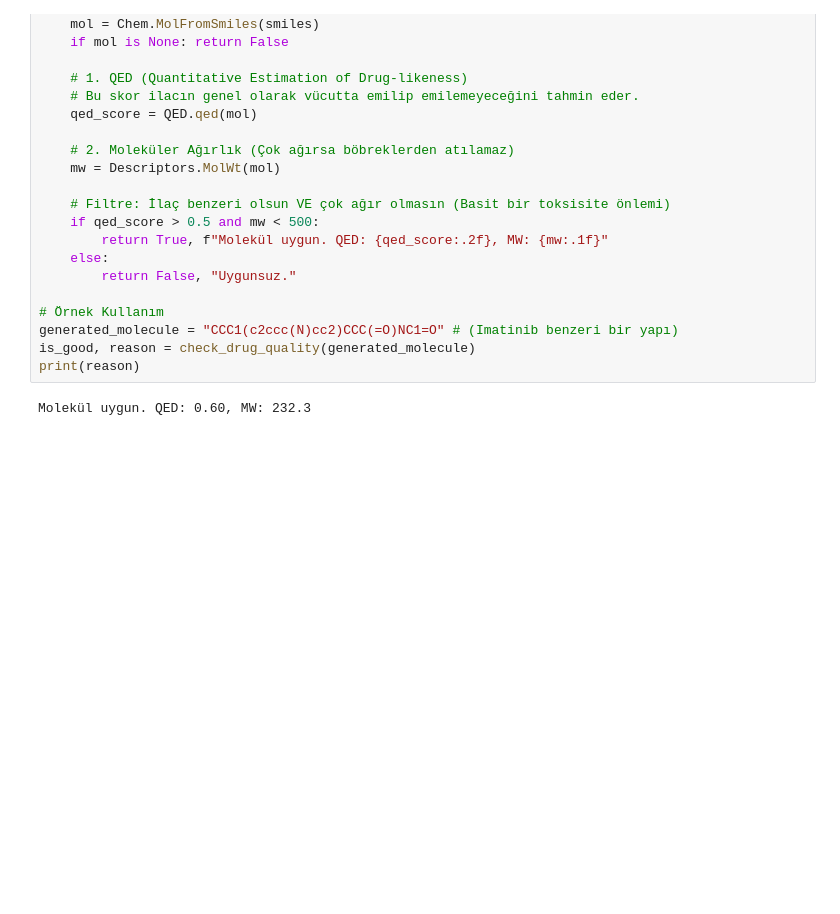
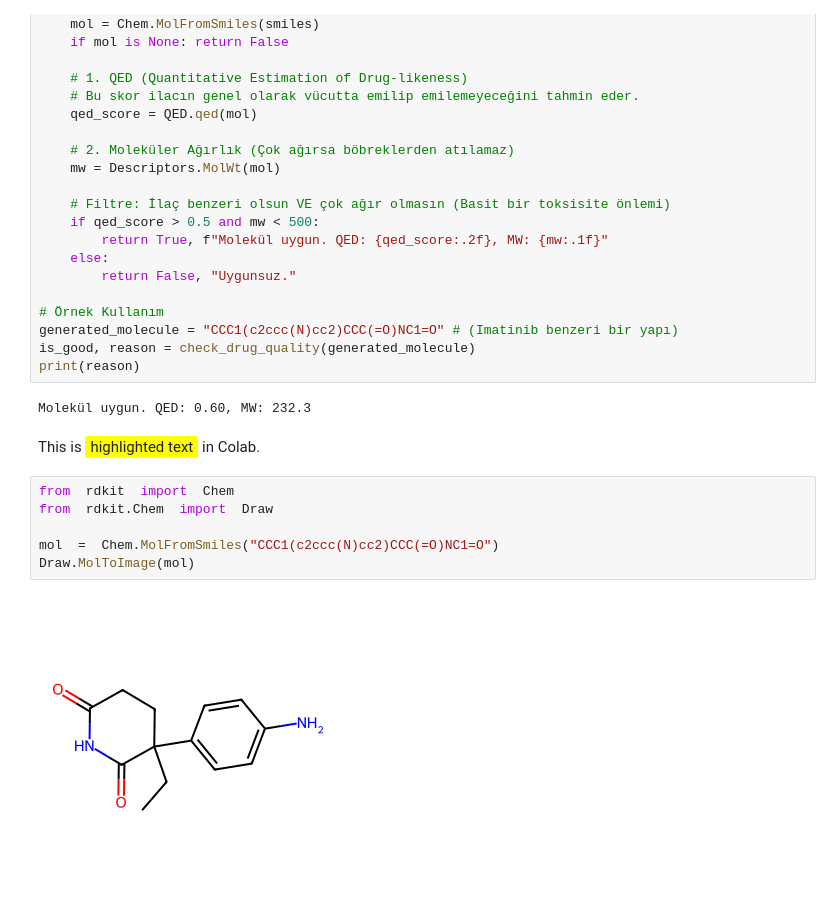
Before and after one commit to kaesit/oncomind, a Jupyter notebook: oncomind-ml/notebooks/DataScience_for_Leukemia.ipynb, the cells around one changed output. Saved outputs shown, nothing was run; the diff lists cells and outputs as text; blank space fills up the shorter version.

Commit message:
Now we can draw molecules from SMILE notations

```diff
--- a/oncomind-ml/notebooks/DataScience_for_Leukemia.ipynb
+++ b/oncomind-ml/notebooks/DataScience_for_Leukemia.ipynb
@@ -158,3 +146,13 @@ is_good, reason = check_drug_quality(generated_molecule)
 print(reason)
 # %% [output]
 Molekül uygun. QED: 0.60, MW: 232.3
+# %% [markdown]
+This is <span style="background-color: #FFFF00; padding: 2px 5px; border-radius: 3px;">highlighted text</span> in Colab.
+# %%
+from  rdkit  import  Chem
+from  rdkit.Chem  import  Draw
+
+mol  =  Chem.MolFromSmiles("CCC1(c2ccc(N)cc2)CCC(=O)NC1=O")
+Draw.MolToImage(mol)
+# %% [output]
+[figure, added]
```
Also changed, not shown: parts of 3 cells of this notebook.
